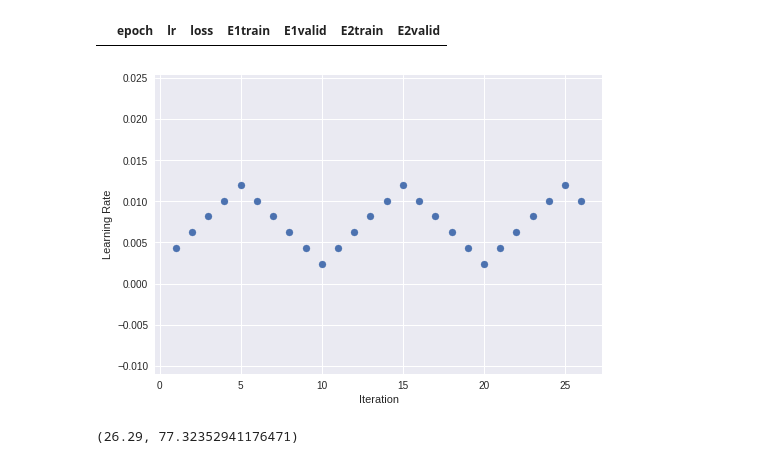
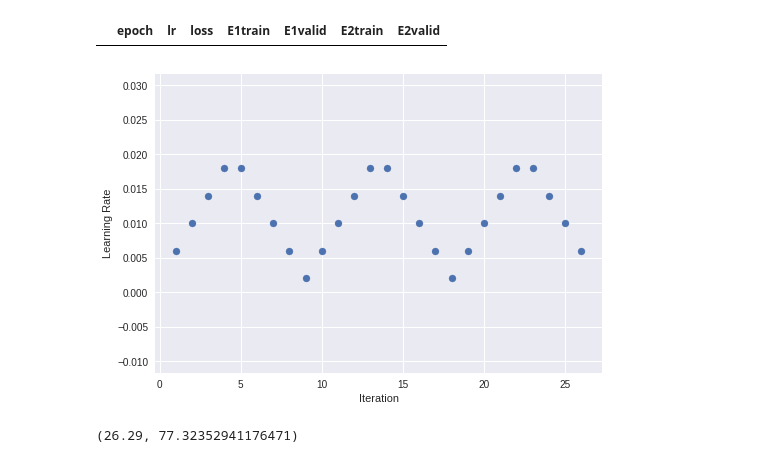
Before and after one commit to MariamQusai/DLToolboxImg, a Jupyter notebook: NoduleSegmentationModel16.ipynb, the cells around one changed output. Drawn from its saved outputs; the diff is of its cells as text; code cells hidden in the pictures.

```diff
--- a/NoduleSegmentationModel16.ipynb
+++ b/NoduleSegmentationModel16.ipynb
@@ -80,10 +82,10 @@ if colab:
 model_path1 = root_path+"model/model15/"
 #model details
 prefix1 = "jan17"
-model_epoch=0
+model_epoch=522
 
-model_path2 = root_path+"model/model15/"
-prefix2 = "jan17"
+model_path2 = root_path+"model/model16/"
+prefix2 = "feb02"
 # %%
 epochs = 10
 load_model = True
@@ -567,7 +572,7 @@ if False:
 # %%
 find_learning_rate = True
 b=.1
-a=.01
+a=.001
 
 nb=train_iter.num_data//train_iter.batch_size
 
@@ -797,14 +802,14 @@ class CyclicalSchedule():
         schedule = self.schedule_class(cycle_length=cycle_length, **self.kwargs)
         return schedule(cycle_offset) * self.magnitude_decay**cycle_idx
 # %%
-epochs = 378
-lr =.012#.2#.2#0.075#.01#.3#.02#.15#.34#.2#.01#.002
+epochs = 30
+lr =.02#.2#.2#0.075#.01#.3#.02#.15#.34#.2#.01#.002
 # %%
-schedule = CyclicalSchedule(TriangularSchedule, min_lr=lr/5, max_lr=lr,
-                            cycle_length=10, cycle_length_decay=1, cycle_magnitude_decay=1)
+schedule = CyclicalSchedule(TriangularSchedule, min_lr=lr/10, max_lr=lr,
+                            cycle_length=9, cycle_length_decay=1, cycle_magnitude_decay=1)
 plot_schedule(schedule,iterations=26)
 # %% [output]
-[figure, old version]
+[figure, new version]
 # %%
 train_iter.num_data/100,train_iter.num_data/34
 # %% [output]
```
Also changed, not shown: parts of 14 cells of this notebook.
